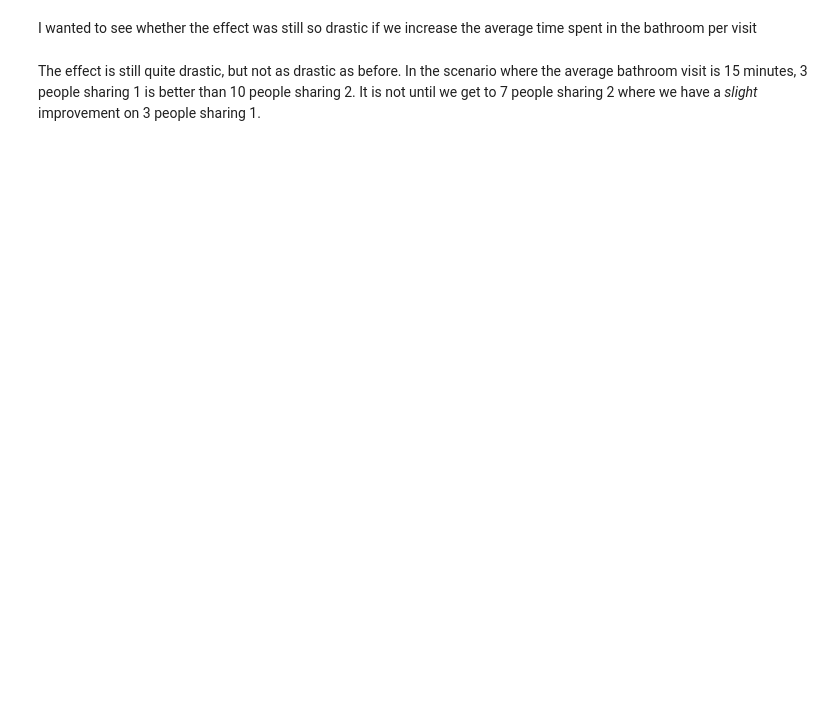
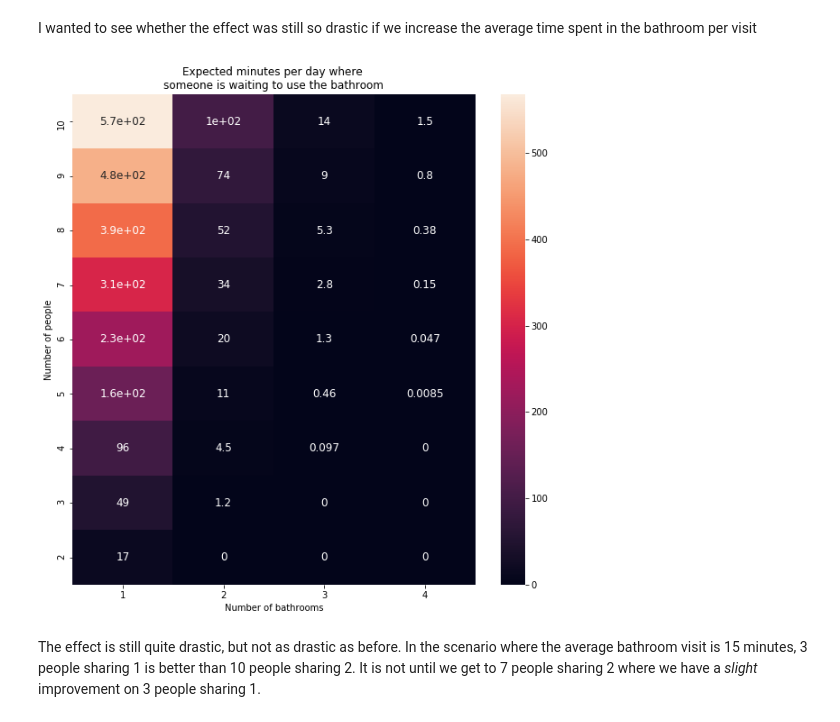
Before and after one commit to johnny-wong/Bathroom, a Jupyter notebook: Markov chain model.ipynb, the cells around one changed output. Saved outputs shown, nothing was run; the diff lists cells and outputs as text; code cells hidden in the pictures; blank space fills up the shorter version.

```diff
--- a/Markov chain model.ipynb
+++ b/Markov chain model.ipynb
@@ -288,19 +322,21 @@ I wanted to see whether the effect was still so drastic if we increase the avera
 # %%
 MAX_PEOPLE = 10
 MAX_BATHROOM = 4
 
 
 results = pd.DataFrame(0.0, index=range(MAX_PEOPLE, 1, -1), columns=range(1, MAX_BATHROOM + 1))
 results.index.name = 'Num_people'
 
 for num_people in range(2, MAX_PEOPLE + 1):
     for num_bathroom in range(1, min(num_people, MAX_BATHROOM + 1)):
-        results[num_bathroom][num_people] = prop_not_free(num_people, num_bathroom, avg_minutes_spent=15)
+        results[num_bathroom][num_people] = min_waiting(num_people, num_bathroom, avg_minutes_spent=15)
 
 sns.heatmap(results, annot=True, annot_kws={"size": 12})
 plt.xlabel('Number of bathrooms')
 plt.ylabel('Number of people')
 plt.title('Expected minutes per day where \nsomeone is waiting to use the bathroom')
 plt.show()
+# %% [output]
+[figure, added]
 # %% [markdown]
 The effect is still quite drastic, but not as drastic as before. In the scenario where the average bathroom visit is 15 minutes, 3 people sharing 1 is better than 10 people sharing 2. It is not until we get to 7 people sharing 2 where we have a *slight* improvement on 3 people sharing 1.
```
Also changed, not shown: parts of 14 cells of this notebook, 19 other files.
